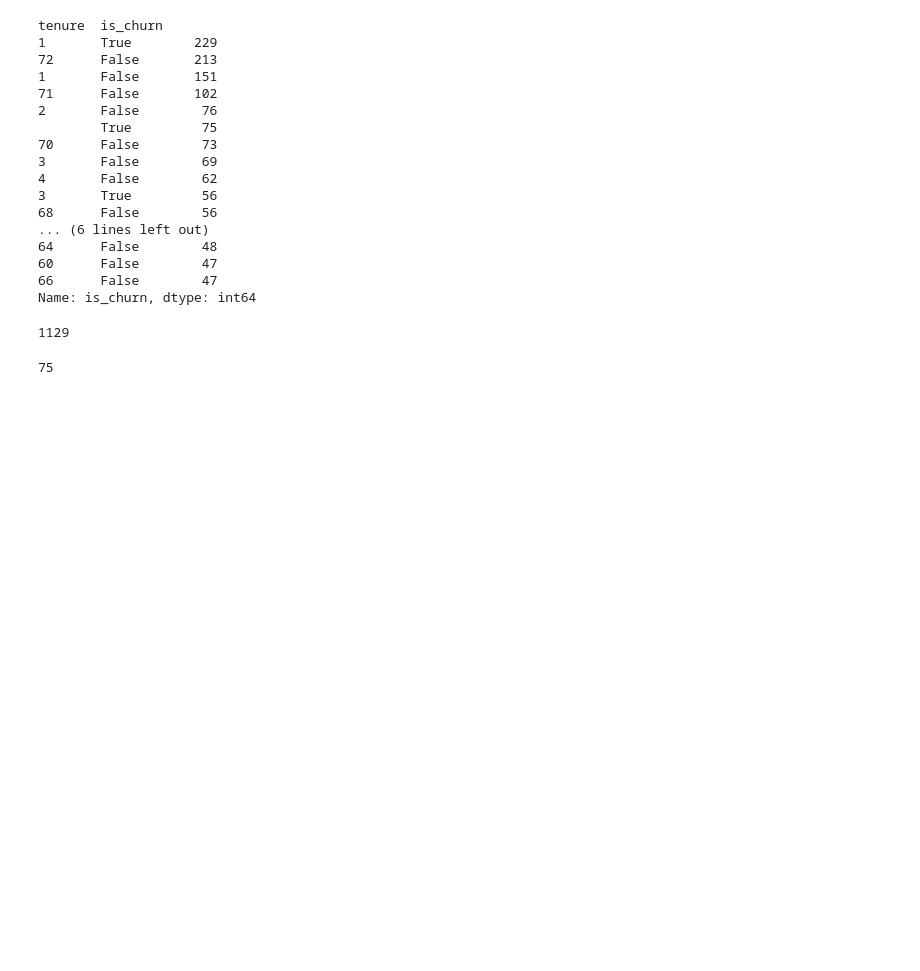
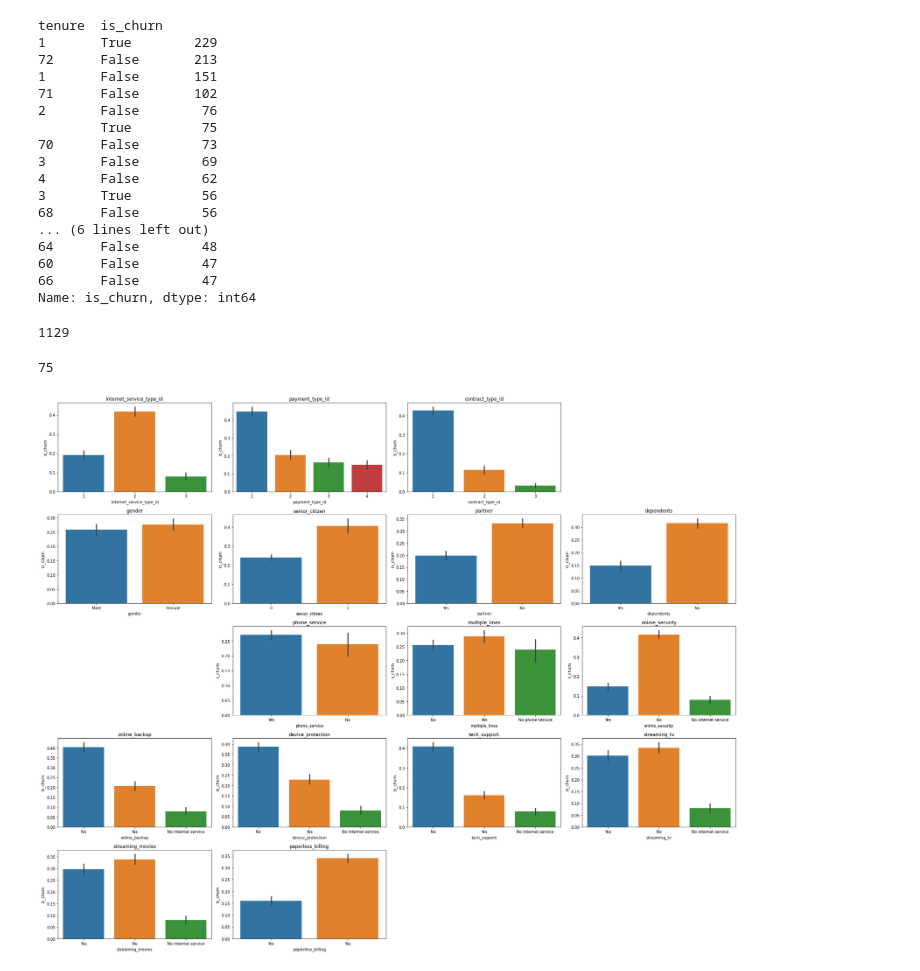
Before and after one commit to Rooster-Warrior/analyzing-customer-churn, a Jupyter notebook: Noah_working_notebook.ipynb, the cells around one changed output. Drawn from its saved outputs; the diff is of its cells as text; code cells hidden in the pictures; blank space fills up the shorter version.

```diff
--- a/Noah_working_notebook.ipynb
+++ b/Noah_working_notebook.ipynb
@@ -188,3 +188,14 @@ train.is_churn.sum()
 train[train.tenure == 2].is_churn.sum()
 # %% [output]
 75
+# %%
+f = plt.figure(figsize=(25,20))
+for i in range(0,20):
+    if len(train.groupby(train.iloc[:,i])) < 5:
+        f.add_subplot(5,4, i+1)
+        sns.barplot(data=train, y="is_churn", x=train.iloc[:,i])
+        plt.title(train.columns[i])
+plt.tight_layout()
+plt.show()
+# %% [output]
+[figure, added]
```
Also changed, not shown: parts of 5 cells of this notebook.
